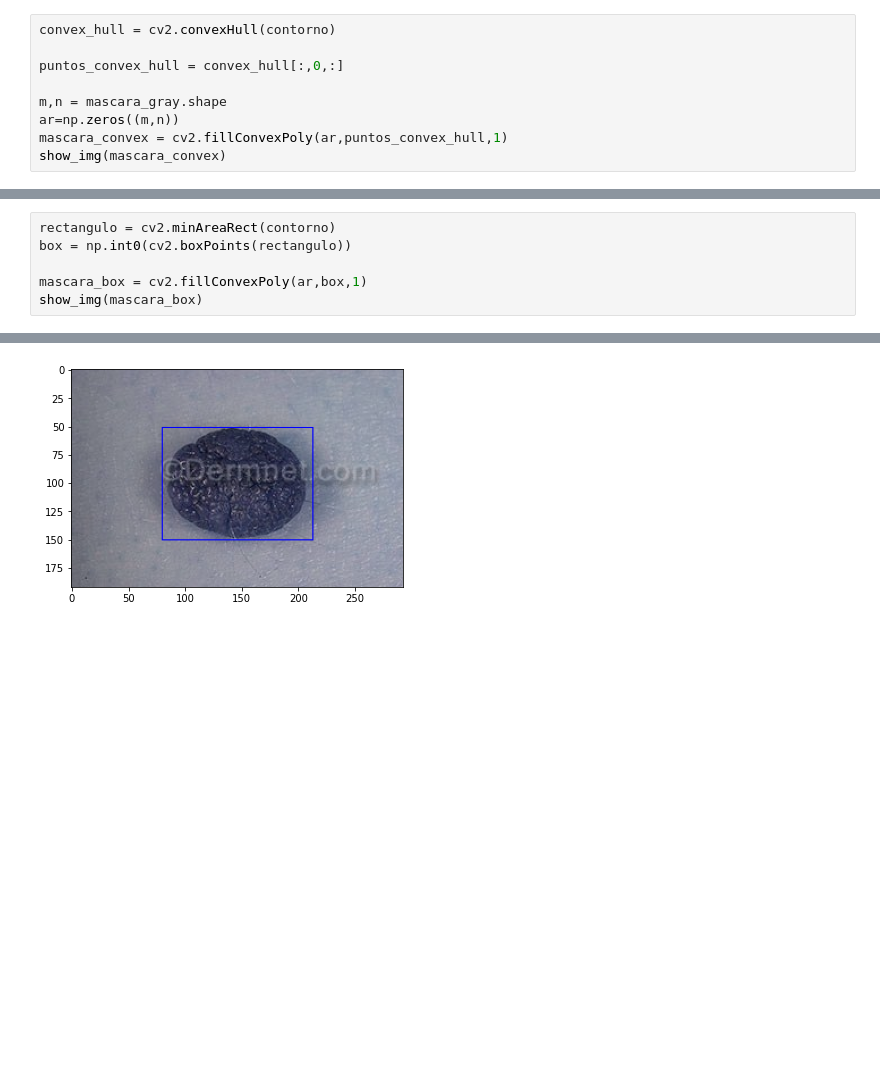
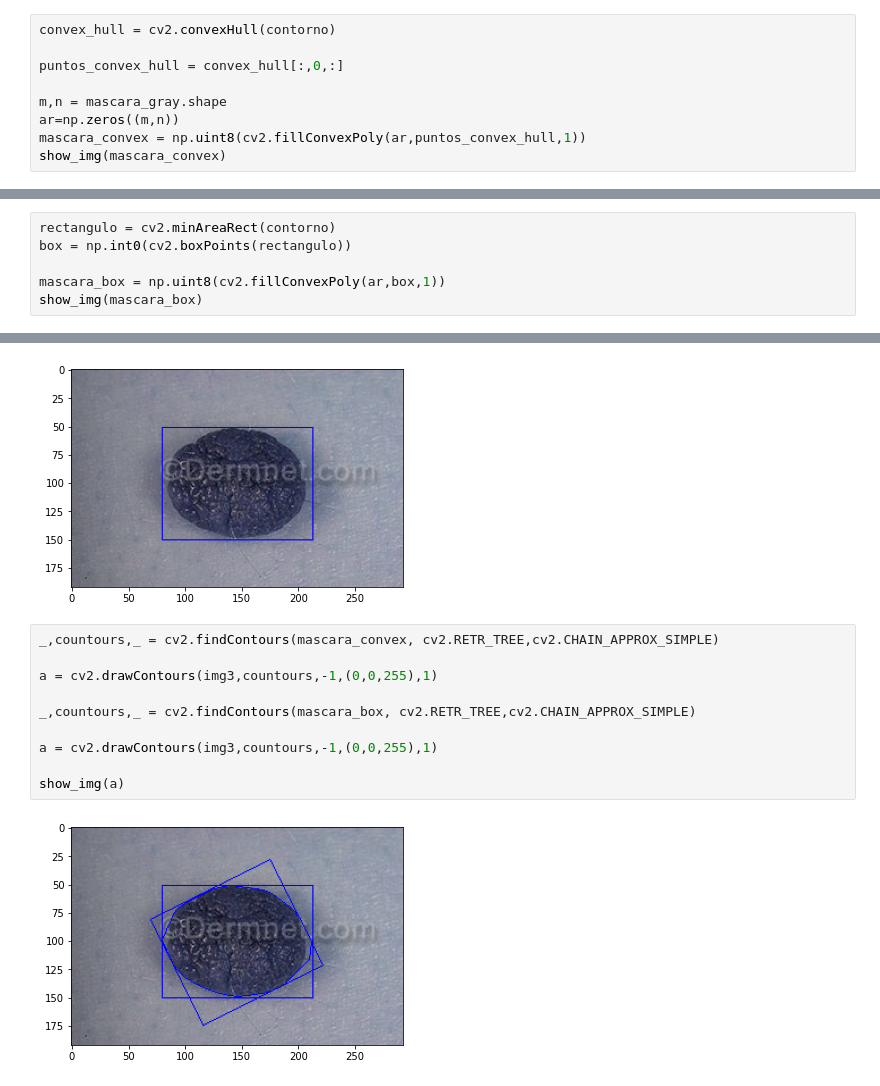
Before and after one commit to ParraCode/Curso-de-Computer-vision-y-Machine-Learning, a Jupyter notebook: apuntes/Modulo2.ipynb, the cells around one changed output, grey strips where cells are left out. Drawn from its saved outputs; the diff is of its cells as text; blank space fills up the shorter version.

```diff
--- a/apuntes/Modulo2.ipynb
+++ b/apuntes/Modulo2.ipynb
@@ -176,7 +173,7 @@ puntos_convex_hull = convex_hull[:,0,:]
 
 m,n = mascara_gray.shape
 ar=np.zeros((m,n))
-mascara_convex = cv2.fillConvexPoly(ar,puntos_convex_hull,1)
+mascara_convex = np.uint8(cv2.fillConvexPoly(ar,puntos_convex_hull,1))
 show_img(mascara_convex)
 # %% [output]
 [figure]
@@ -186,7 +183,7 @@ show_img(mascara_convex)
 rectangulo = cv2.minAreaRect(contorno)
 box = np.int0(cv2.boxPoints(rectangulo))
 
-mascara_box = cv2.fillConvexPoly(ar,box,1)
+mascara_box = np.uint8(cv2.fillConvexPoly(ar,box,1))
 show_img(mascara_box)
 # %% [output]
 [figure]
@@ -198,3 +195,15 @@ imag3_rectangulo = cv2.rectangle(img3,(x,y),(x+w,y+h),(0,0,255),1)
 show_img(imag3_rectangulo)
 # %% [output]
 [figure]
+# %%
+_,countours,_ = cv2.findContours(mascara_convex, cv2.RETR_TREE,cv2.CHAIN_APPROX_SIMPLE)
+
+a = cv2.drawContours(img3,countours,-1,(0,0,255),1)
+
+_,countours,_ = cv2.findContours(mascara_box, cv2.RETR_TREE,cv2.CHAIN_APPROX_SIMPLE)
+
+a = cv2.drawContours(img3,countours,-1,(0,0,255),1)
+
+show_img(a)
+# %% [output]
+[figure, added]
```
Also changed, not shown: parts of 3 cells of this notebook.
